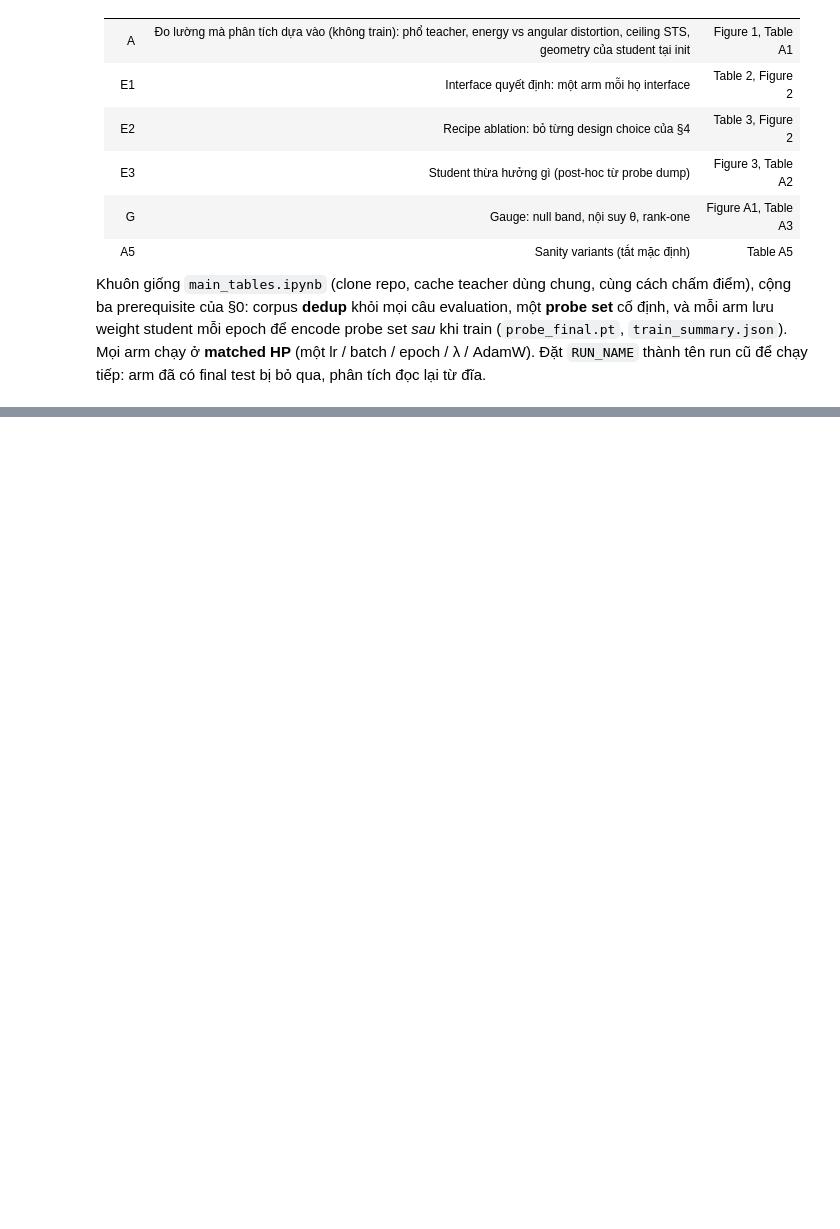
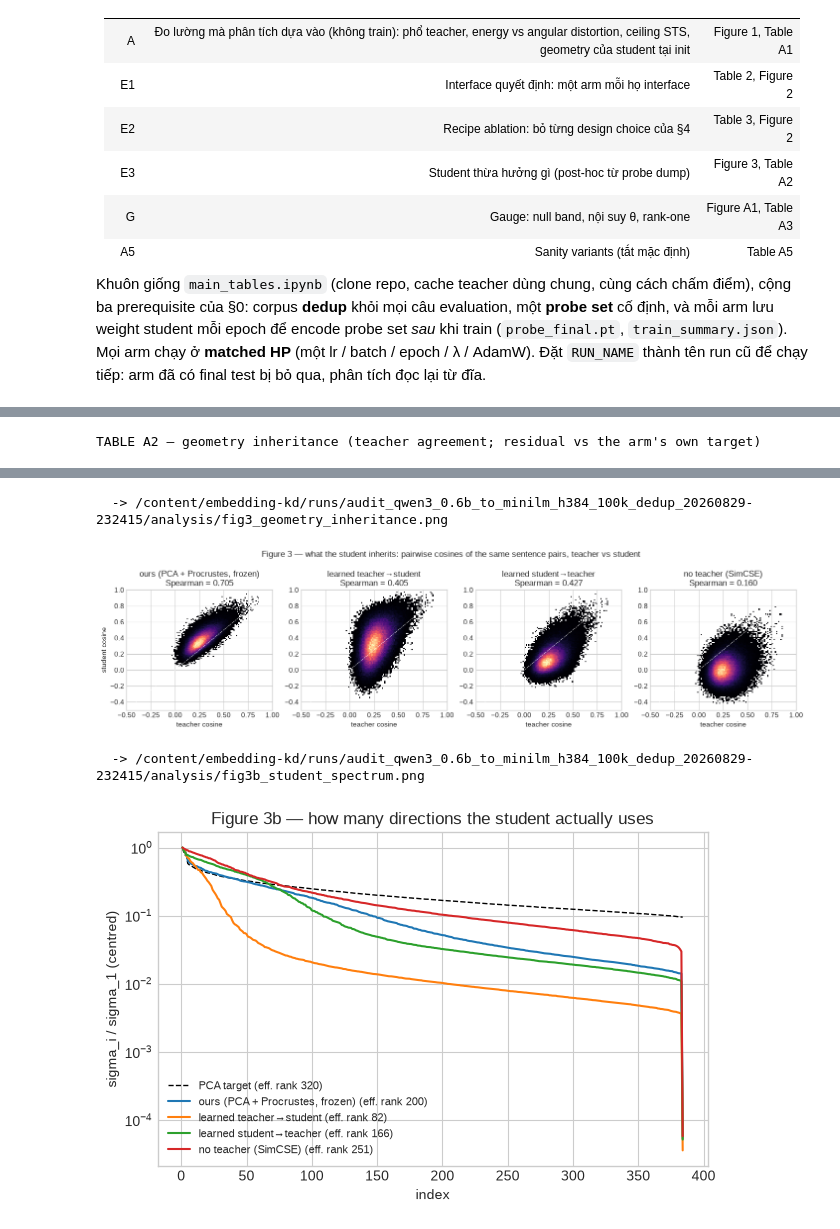
Before and after one commit to duncan-nguyen/embedding-kd, a Jupyter notebook: notebooks/audit_qwen_minilm.ipynb, the cells around one changed output, grey strips where cells are left out. Drawn from its saved outputs; the diff is of its cells as text; code cells hidden in the pictures; blank space fills up the shorter version.

```diff
--- a/notebooks/audit_qwen_minilm.ipynb
+++ b/notebooks/audit_qwen_minilm.ipynb
@@ -966,32 +1226,41 @@ for name in DONE:
     if ARMS[name]["group"] not in ("E1", "E2"):
         continue
     tau, kind = arm_target(name)
-    rows.append(agreement(load_final(name), tau if kind in ("fixed", "learned_t2s") else None, name, ARMS[name]["base"], ARMS[name]["seed"]))
+    rows.append(agreement(load_final(name), tau if kind in ("fixed", "learned_t2s") else None, display_name(ARMS[name]["base"]), ARMS[name]["base"], ARMS[name]["seed"]))
 table_a2 = pd.DataFrame(rows)
 table_a2.to_csv(ANALYSIS_DIR / "tableA2_inheritance_by_arm.csv", index=False)
 print("TABLE A2 — geometry inheritance (teacher agreement; residual vs the arm's own target)")
 display(table_a2.style.format(precision=4, na_rep="-"))
 
-# Figure 3.
+# Figure 3 — một hàng: cosine từng cặp của teacher (x) vs của student (y) trên cùng N_PAIRS cặp ngẫu nhiên.
+# Đọc: bám đường chéo = thừa kế cấu trúc cặp; dải dọc rộng = student cosine không còn được teacher cosine quyết định.
 panels = [b for b in FIGURE3_BASES if b in SEEDS_OF]
-fig, axes = plt.subplots(2, max(len(panels), 1), figsize=(3.4 * max(len(panels), 1), 6.4), squeeze=False)
-target_sigma = sa.singular_values(TARGET_OURS[CORE_INDEX], center=False)
+fig, axes = plt.subplots(1, max(len(panels), 1), figsize=(3.6 * max(len(panels), 1), 3.8), squeeze=False)
 for col, base in enumerate(panels):
     name = SEEDS_OF[base][0]
     emb = load_final(name)
+    student_cos = sa.pairwise_cosines(emb[CORE_INDEX], pairs)
+    rho = float(pd.Series(student_cos).corr(pd.Series(teacher_cos), method="spearman"))
     ax = axes[0, col]
-    ax.hist2d(teacher_cos, sa.pairwise_cosines(emb[CORE_INDEX], pairs), bins=80, cmap="magma", cmin=1)
+    ax.hist2d(teacher_cos, student_cos, bins=80, cmap="magma", cmin=1)
     ax.plot([-1, 1], [-1, 1], color="w", lw=0.6, ls="--")
-    ax.set(title=base, xlabel="teacher cosine", ylabel="student cosine" if col == 0 else "", xlim=(-0.5, 1), ylim=(-0.5, 1))
-    ax = axes[1, col]
-    tau, kind = arm_target(name)
-    if tau is not None:
-        spectrum = sa.residual_spectrum(emb[CORE_INDEX], tau[CORE_INDEX])
-        ax.semilogy(spectrum["residual"] / spectrum["target"][0], label="residual z - tau")
-        ax.semilogy(target_sigma / target_sigma[0], color="k", ls="--", lw=0.8, label="PCA target")
-        ax.legend(fontsize=7, frameon=False)
-    else:
-        ax.text(0.5, 0.5, "no target in student space", ha="center", va="center", transform=ax.transAxes, fontsize=8)
-    ax.set(xlabel="index", ylabel="sigma_i / sigma_1(target)" if col == 0 else "")
-fig.suptitle("Figure 3 — what the student inherits: pairwise-cosine agreement (top), residual spectrum (bottom)")
+    ax.set(title=f"{display_name(base)}\nSpearman = {rho:.3f}", xlabel="teacher cosine", ylabel="student cosine" if col == 0 else "",
+           xlim=(-0.5, 1), ylim=(-0.5, 1))
+fig.suptitle("Figure 3 — what the student inherits: pairwise cosines of the same sentence pairs, teacher vs student")
 fig.tight_layout(); savefig(fig, "fig3_geometry_inheritance.png"); plt.show()
+
+# Figure 3b (tuỳ chọn, để cân nhắc thay cho hàng residual cũ): phổ singular value của CHÍNH embedding student (centred),
+# so với phổ PCA target — có nghĩa với mọi arm (kể cả s→t và no_teacher); ghi kèm effective rank = cái Figure 2 mã hoá bằng cỡ marker.
+fig, ax = plt.subplots(figsize=(6.4, 4.2))
+target_sigma = sa.singular_values(TARGET_OURS[CORE_INDEX], center=True)
+ax.semilogy(np.arange(1, len(target_sigma) + 1), target_sigma / target_sigma[0], color="k", ls="--", lw=1,
+            label=f"PCA target (eff. rank {sa.effective_rank(TARGET_OURS[CORE_INDEX]):.0f})")
+for i, base in enumerate(panels):
+    emb = load_final(SEEDS_OF[base][0])[CORE_INDEX]
+    sigma = sa.singular_values(emb, center=True)
+    ax.semilogy(np.arange(1, len(sigma) + 1), sigma / sigma[0], color=f"C{i}", label=f"{display_name(base)} (eff. rank {sa.effective_rank(emb):.0f})")
+ax.set(title="Figure 3b — how many directions the student actually uses", xlabel="index", ylabel="sigma_i / sigma_1 (centred)")
+ax.legend(fontsize=8, frameon=False)
+fig.tight_layout(); savefig(fig, "fig3b_student_spectrum.png"); plt.show()
+# %% [output]
+TABLE A2 — geometry inheritance (teacher agreement; residual vs the arm's own target)
@@ -997,0 +1284,4 @@ fig.tight_layout(); savefig(fig, "fig3_geometry_inheritance.png"); plt.show()
+  -> /content/embedding-kd/runs/audit_qwen3_0.6b_to_minilm_h384_100k_dedup_20260829-232415/analysis/fig3_geometry_inheritance.png
+[figure, added]
+  -> /content/embedding-kd/runs/audit_qwen3_0.6b_to_minilm_h384_100k_dedup_20260829-232415/analysis/fig3b_student_spectrum.png
+[figure, added]
```
Also changed, not shown: parts of 12 cells of this notebook, 34 other files.
